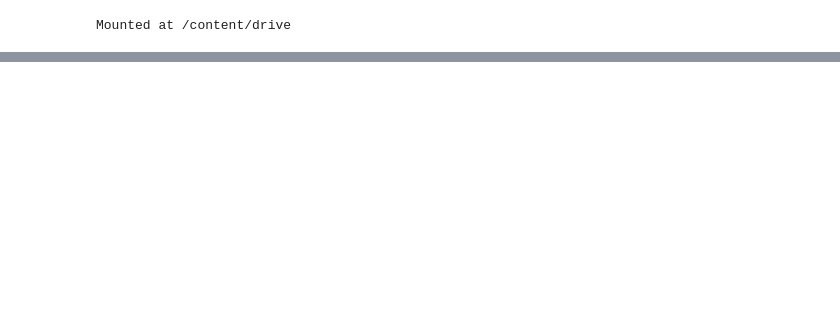
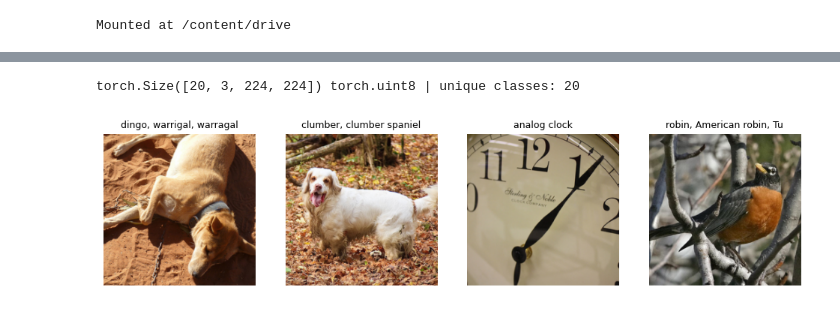
Before and after one commit to acm-research-f26/RQNKUP, a Jupyter notebook: HAWQ_V3.ipynb, the cells around one changed output, grey strips where cells are left out. Cells and saved outputs as stored; diff of their text form; code cells hidden in the pictures; blank space fills up the shorter version.

```diff
--- a/HAWQ_V3.ipynb
+++ b/HAWQ_V3.ipynb
@@ -28,0 +84,16 @@ print(ex["label"], ex["image"].size, ex["image"].mode)
+# %%
+# Reload from Drive and check the saved subset
+data = torch.load(out_file)
+images, labels = data["images"], data["labels"]
+print(images.shape, images.dtype, "| unique classes:", labels.unique().numel())
+
+names = test.features["label"].int2str
+fig, axes = plt.subplots(1, 4, figsize=(12, 3))
+for ax, i in zip(axes, range(4)):
+    ax.imshow(images[i].permute(1, 2, 0))
+    ax.set_title(names(labels[i].item())[:25], fontsize=9)
+    ax.axis("off")
+plt.show()
+# %% [output]
+torch.Size([20, 3, 224, 224]) torch.uint8 | unique classes: 20
+[figure, added]
```
Also changed, not shown: parts of 4 cells of this notebook.
